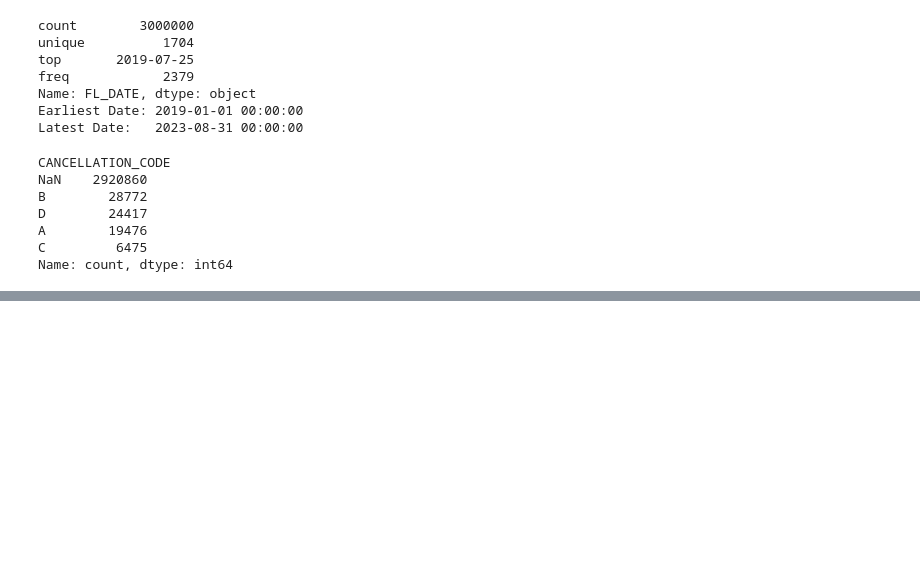
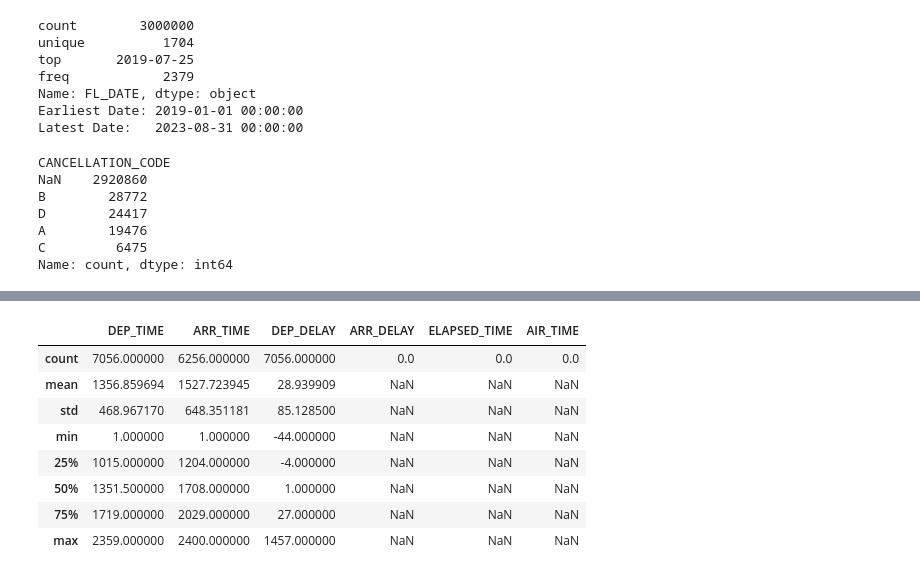
Before and after one commit to build-by-Ayush/Mini_Projects, a Jupyter notebook: Python/Airline Delay & Operational Performance Analysis/notebooks/notebooks.ipynb, the cells around one changed output, grey strips where cells are left out. Drawn from its saved outputs; the diff is of its cells as text; code cells hidden in the pictures; blank space fills up the shorter version.

```diff
--- a/Python/Airline Delay & Operational Performance Analysis/notebooks/notebooks.ipynb
+++ b/Python/Airline Delay & Operational Performance Analysis/notebooks/notebooks.ipynb
@@ -166,0 +193,12 @@ Name: count, dtype: int64
+# %%
+df[df.DIVERTED == 1.0][['DEP_TIME', 'ARR_TIME', 'DEP_DELAY', 'ARR_DELAY', 'ELAPSED_TIME', 'AIR_TIME']].describe()
+# %% [output]
+|  | DEP_TIME | ARR_TIME | DEP_DELAY | ARR_DELAY | ELAPSED_TIME | AIR_TIME |
+| count | 7056.000000 | 6256.000000 | 7056.000000 | 0.0 | 0.0 | 0.0 |
+| mean | 1356.859694 | 1527.723945 | 28.939909 | NaN | NaN | NaN |
+| std | 468.967170 | 648.351181 | 85.128500 | NaN | NaN | NaN |
+| min | 1.000000 | 1.000000 | -44.000000 | NaN | NaN | NaN |
+| 25% | 1015.000000 | 1204.000000 | -4.000000 | NaN | NaN | NaN |
+| 50% | 1351.500000 | 1708.000000 | 1.000000 | NaN | NaN | NaN |
+| 75% | 1719.000000 | 2029.000000 | 27.000000 | NaN | NaN | NaN |
+| max | 2359.000000 | 2400.000000 | 1457.000000 | NaN | NaN | NaN |
```
Also changed, not shown: parts of 3 cells of this notebook, 1 other file.
